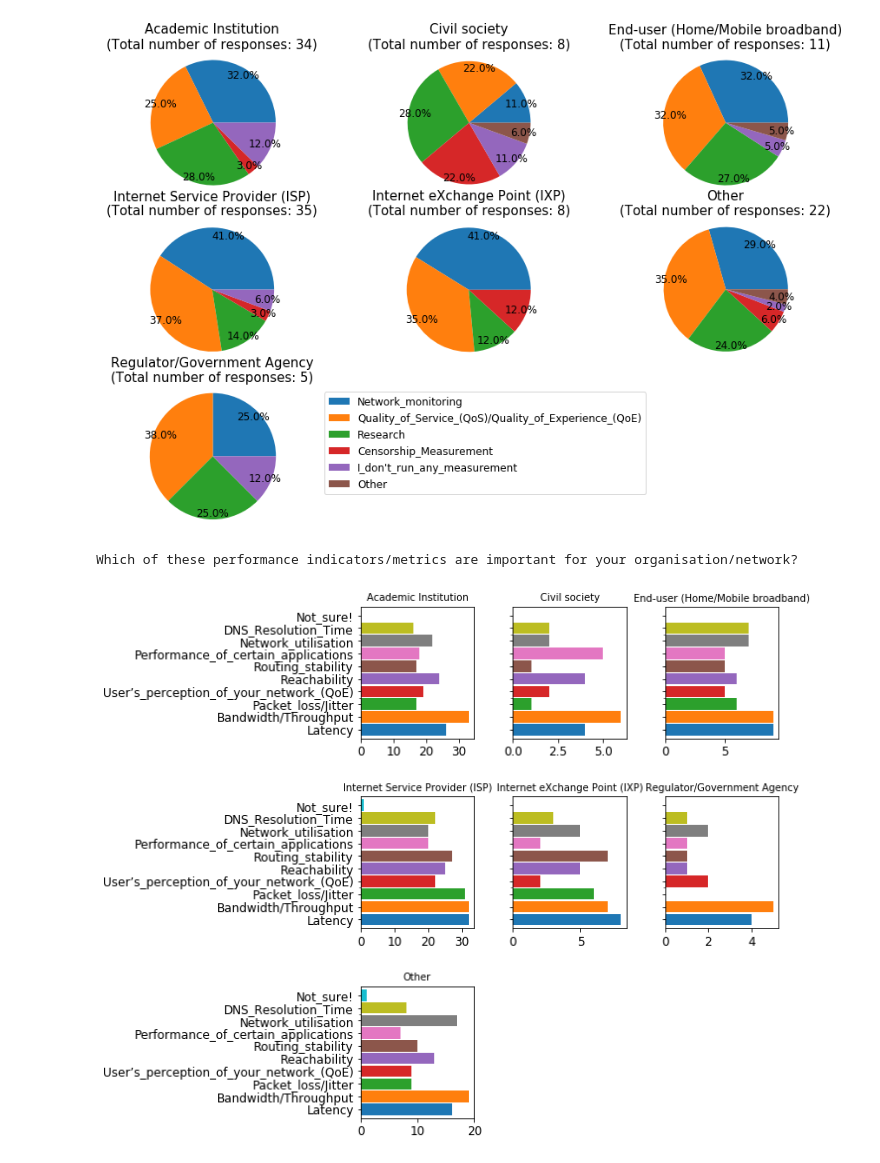
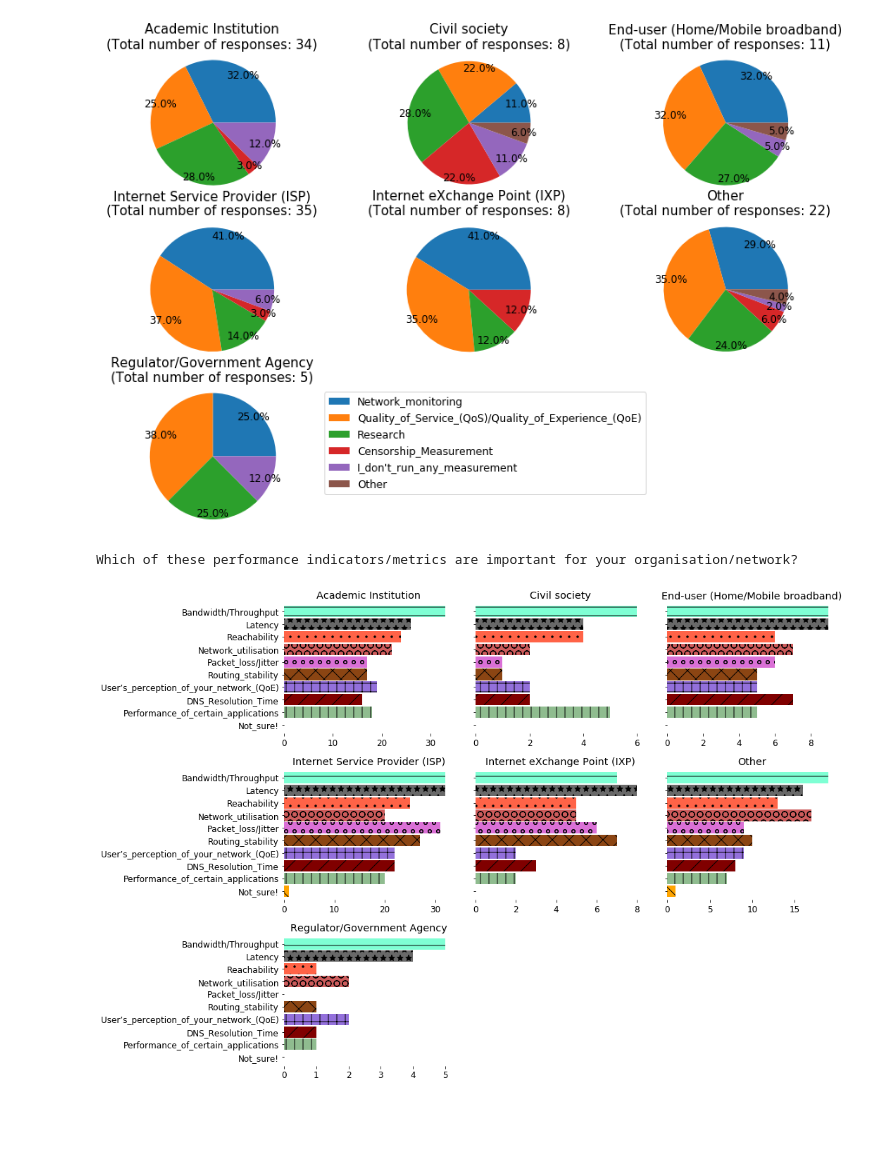
Before and after one commit to AFRINIC-Labs/Africa_Internet_Measurement_Survey, a Jupyter notebook: survey_analysis.ipynb, the cells around one changed output. Saved outputs shown, nothing was run; the diff lists cells and outputs as text; code cells hidden in the pictures; blank space fills up the shorter version.

```diff
--- a/survey_analysis.ipynb
+++ b/survey_analysis.ipynb
@@ -6,0 +8,8 @@ import warnings; warnings.simplefilter('ignore')
+# %%
+file = pd.read_csv('results-survey150419.csv')
+print("The total number of responses received is {}.\n".format(len(file)))
+file = file.drop(file.columns[[range(0,6)]], axis=1)
+file.rename(columns={file.columns[0]: 'Country', file.columns[1]: 'Business Category'\
+                   , file.columns[2]: 'Business Category [Business Category - Other]'\
+                   , file.columns[12]: 'Campaign Run'}, inplace=True)
+file['Country'].replace(np.nan, "Other", inplace=True)
@@ -298,56 +342,68 @@ def metrics():
     isp = len(df2.loc['Internet Service Provider (ISP)'])
     acad = len(df2.loc['Academic Institution'])
     ixp = len(df2.loc['Internet eXchange Point (IXP)'])
     civil = len(df2.loc['Civil society'])
     reg = len(df2.loc['Regulator/Government Agency'])
     end_user = len(df2.loc['End-user (Home/Mobile broadband)'])
     other = len(df2.loc['Other'])
-    #df2.reset_index(inplace=True)
 
     #Extract the required headings
     for col in df2.columns:
         name = col.split('[')[1].split(']')[0]
         if name == "Performance_of_certain_applications_(Youtube,_Facebook,_etc)":
             name=name.split("(")[0][:-1]
         df2.rename(columns={col:name}, inplace=True)
 
     df2.drop(['Other'], axis=1, inplace=True)
-    '''df2['Other'] = df2['Other'].notnull().astype(int)
-    df2.fillna(value={'Other':0}, inplace=True)'''
+    df3 = df2.groupby(level=0, as_index=True).sum()
 
-    df3 = df2.groupby(level=0, as_index=True).sum()
+
+    df3.loc['Total',:]= df3.sum(axis=0)
+    df3=df3[df3.iloc[-1,:].sort_values().index]
+
+    i = j = roundcounter = 0
+    patterns = ['\\', '|', '/', '+', 'x', 'o', 'O', '.', '*', '-']
+    color=['orange', 'darkseagreen', 'maroon', 'mediumpurple', 'saddlebrown', 'orchid', 'indianred',
+          'tomato', 'dimgrey', 'aquamarine']
+
     fig, axes = plt.subplots(3,3, sharex=False, sharey=True)
+    print("\nWhich of these performance indicators/metrics are important for your organisation/network?\n\n")
 
-    print("\nWhich of these performance indicators/metrics are important for your organisation/network?\n\n")
-    df3.loc['Academic Institution'].plot.barh(width=.9, figsize=(15, 10), ax=axes[0, 0])
-    axes[0, 0].set_title(df3.loc['Academic Institution'].name, size=10)
-    axes[0, 0].set_xticks([0,10,20,30])
+    for col in df3[:-1].index:
+        bars = df3.loc[col].plot.barh(width=.9, figsize=(15, 10), color=color, title=df3.loc[col].name,
+                                      ax=axes[i, j])
 
-    df3.loc['Civil society'].plot.barh(width=.9, figsize=(15, 10), ax=axes[0, 1])
-    axes[0, 1].set_title(df3.loc['Civil society'].name, size=10)
+        for spine in axes[i, j].spines:
+            axes[i, j].spines[spine].set_visible(False)
 
-    df3.loc['End-user (Home/Mobile broadband)'].plot.barh(width=.9, figsize=(15, 10), ax=axes[0, 2])
-    axes[0, 2].set_title(df3.loc['End-user (Home/Mobile broadband)'].name, size=10)
+        for bar, pattern in zip(bars.patches, patterns):
+            bar.set_hatch(pattern)
+        fig.tight_layout()
 
-    df3.loc['Internet Service Provider (ISP)'].plot.barh(width=.9, figsize=(15, 10), ax=axes[1, 0])
-    axes[1, 0].set_title("\n" + df3.loc['Internet Service Provider (ISP)'].name, size=10)
-    axes[1, 0].set_xticks([0,10,20,30])
+        if j==2:
+            if roundcounter==0:
+                roundcounter+=1
+                i=1
+                j=0
+            elif roundcounter==1:
+                roundcounter+=1
+                j=0
+                i=2
+            elif roundcounter==2:
+                i=2
+                j=0
 
-    df3.loc['Internet eXchange Point (IXP)'].plot.barh(width=.9, figsize=(15, 10), ax=axes[1, 1])
-    axes[1, 1].set_title(df3.loc['Internet eXchange Point (IXP)'].name, size=10)
-
-    df3.loc['Regulator/Government Agency'].plot.barh(width=.9, figsize=(15, 10), ax=axes[1, 2])
-    axes[1, 2].set_title(df3.loc['Regulator/Government Agency'].name, size=10)
-
-    df3.loc['Other'].plot.barh(width=.9, figsize=(10, 8), ax=axes[2, 0])
-    axes[2, 0].set_title(df3.loc['Other'].name, size=10)
+        elif j==1 or j==0:
+                j+=1
 
     axes[2, 1].axis('off')
     axes[2, 2].axis('off')
-    fig.tight_layout()
-    #plt.show()
+
+    plt.savefig('figures/metrics.png')
+    plt.show()
+
     return
 metrics()
 # %% [output]
 Which of these performance indicators/metrics are important for your organisation/network?
-[figure, old version]
+[figure, new version]
```
Also changed, not shown: parts of 8 cells of this notebook.
